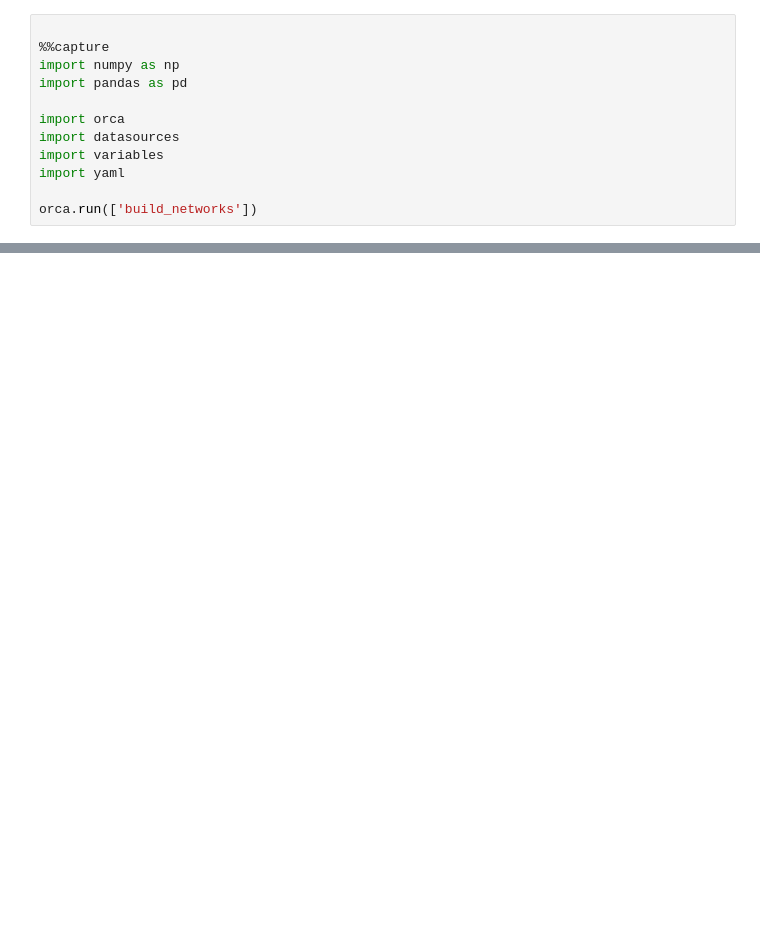
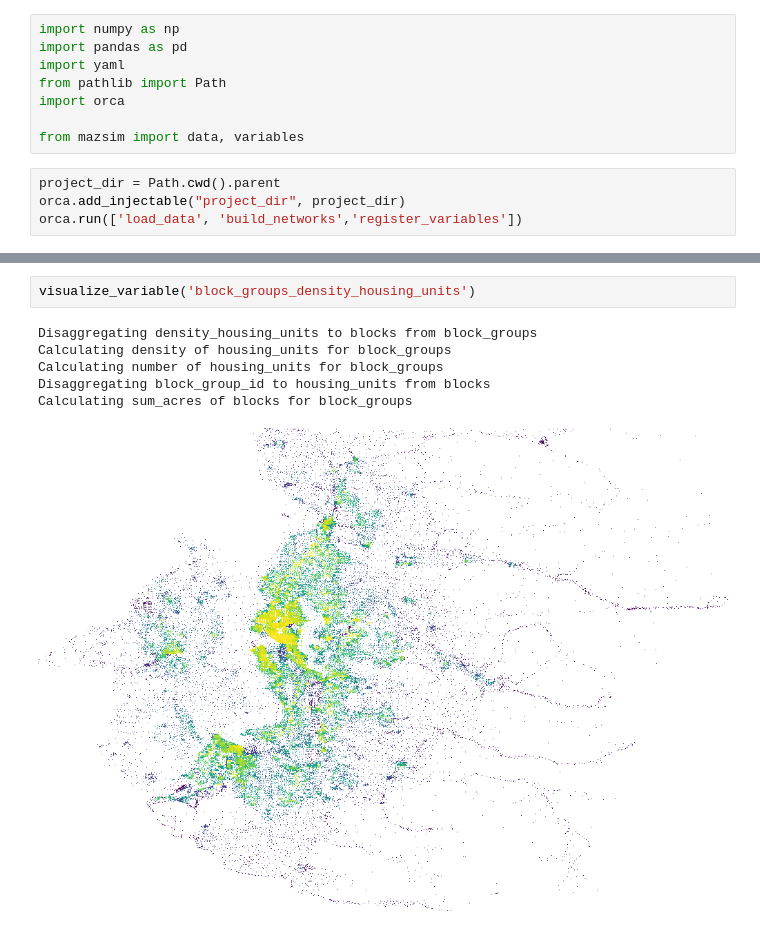
Before and after one commit to psrc/mazsim, a Jupyter notebook: projects/baseline_summer2026/notebooks/hlcm_estimation.ipynb, the cells around one changed output, grey strips where cells are left out. Drawn from its saved outputs; the diff is of its cells as text; blank space fills up the shorter version.

Commit message:
build out variables and data

```diff
--- a/projects/baseline_summer2026/notebooks/hlcm_estimation.ipynb
+++ b/projects/baseline_summer2026/notebooks/hlcm_estimation.ipynb
@@ -1,12 +1,12 @@
 # %%
-
-%%capture
 import numpy as np
 import pandas as pd
+import yaml
+from pathlib import Path
+import orca
 
-import orca
-import datasources
-import variables
-import yaml
-
-orca.run(['build_networks'])
+from mazsim import data, variables
+# %%
+project_dir = Path.cwd().parent
+orca.add_injectable("project_dir", project_dir)
+orca.run(['load_data', 'build_networks','register_variables'])
@@ -130,0 +216,9 @@ def to_str(w):
+# %%
+visualize_variable('block_groups_density_housing_units')
+# %% [output]
+Disaggregating density_housing_units to blocks from block_groups
+Calculating density of housing_units for block_groups
+Calculating number of housing_units for block_groups
+Disaggregating block_group_id to housing_units from blocks
+Calculating sum_acres of blocks for block_groups
+[figure, added]
```
Also changed, not shown: parts of 6 cells of this notebook, 10 other files.
